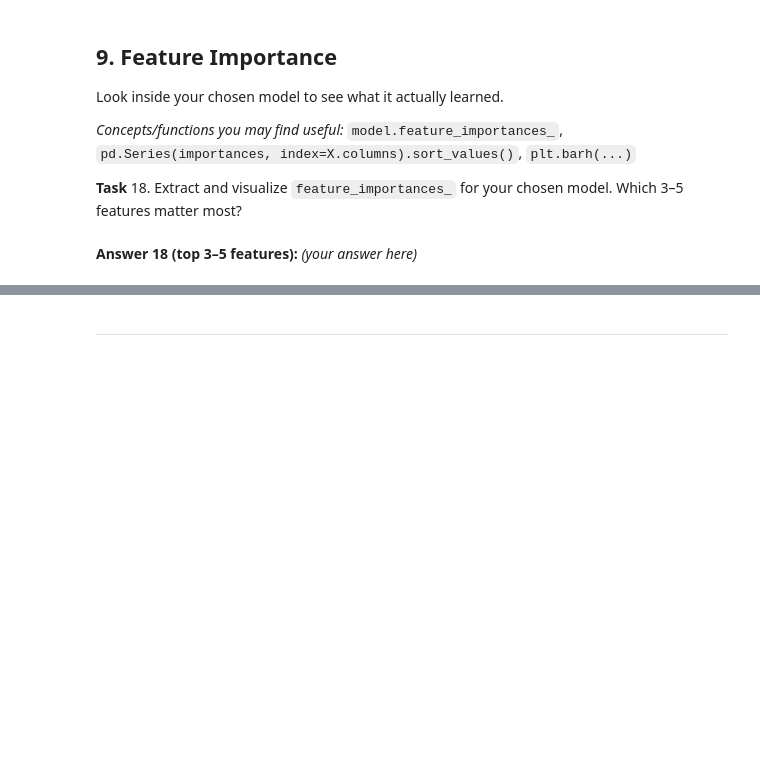
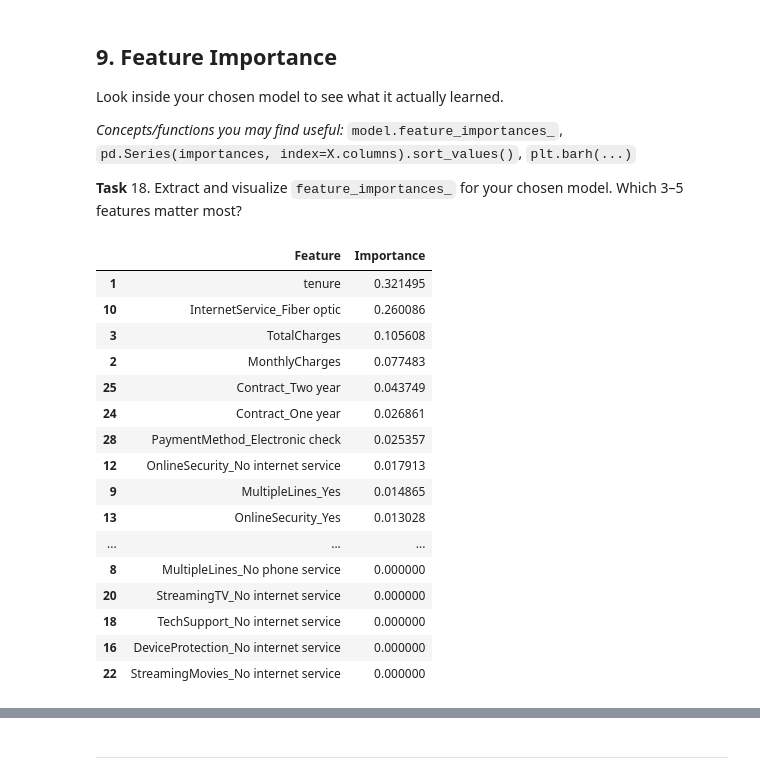
Before and after one commit to arshadalikhokhar05-sketch/machine-learning-data-preprocessing-lab, a Jupyter notebook: Lab3_Decision_Tree_Template.ipynb, the cells around one changed output, grey strips where cells are left out. Saved outputs shown, nothing was run; the diff lists cells and outputs as text; code cells hidden in the pictures; blank space fills up the shorter version.

```diff
--- a/Lab3_Decision_Tree_Template.ipynb
+++ b/Lab3_Decision_Tree_Template.ipynb
@@ -413,3 +540,36 @@ Look inside your chosen model to see what it actually learned.
-# %% [markdown]
-**Answer 18 (top 3–5 features):**
-_(your answer here)_
+# %%
+# Task 18 — extract and visualize feature importances
+feature_importances = chosen_model.feature_importances_
+
+# Create a DataFrame
+importance_df = pd.DataFrame({
+    "Feature": X_train.columns,
+    "Importance": feature_importances
+})
+
+# Sort from highest to lowest importance
+importance_df = importance_df.sort_values(
+    by="Importance",
+    ascending=False
+)
+
+# Display feature importances
+importance_df
+# %% [output]
+|  | Feature | Importance |
+| 1 | tenure | 0.321495 |
+| 10 | InternetService_Fiber optic | 0.260086 |
+| 3 | TotalCharges | 0.105608 |
+| 2 | MonthlyCharges | 0.077483 |
+| 25 | Contract_Two year | 0.043749 |
+| 24 | Contract_One year | 0.026861 |
+| 28 | PaymentMethod_Electronic check | 0.025357 |
+| 12 | OnlineSecurity_No internet service | 0.017913 |
+| 9 | MultipleLines_Yes | 0.014865 |
+| 13 | OnlineSecurity_Yes | 0.013028 |
+| ... | ... | ... |
+| 8 | MultipleLines_No phone service | 0.000000 |
+| 20 | StreamingTV_No internet service | 0.000000 |
+| 18 | TechSupport_No internet service | 0.000000 |
+| 16 | DeviceProtection_No internet service | 0.000000 |
+| 22 | StreamingMovies_No internet service | 0.000000 |
```
Also changed, not shown: parts of 35 cells of this notebook.
